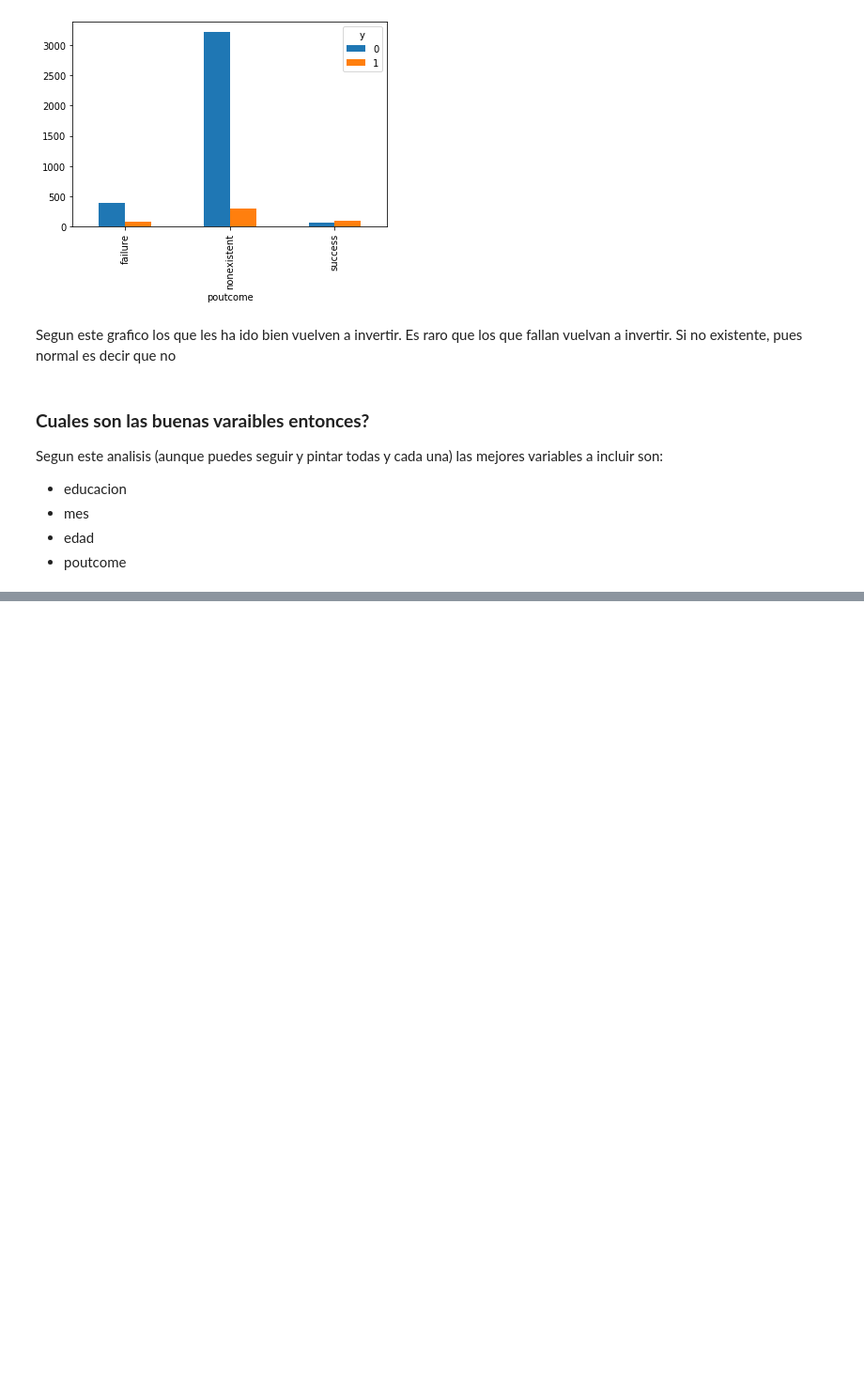
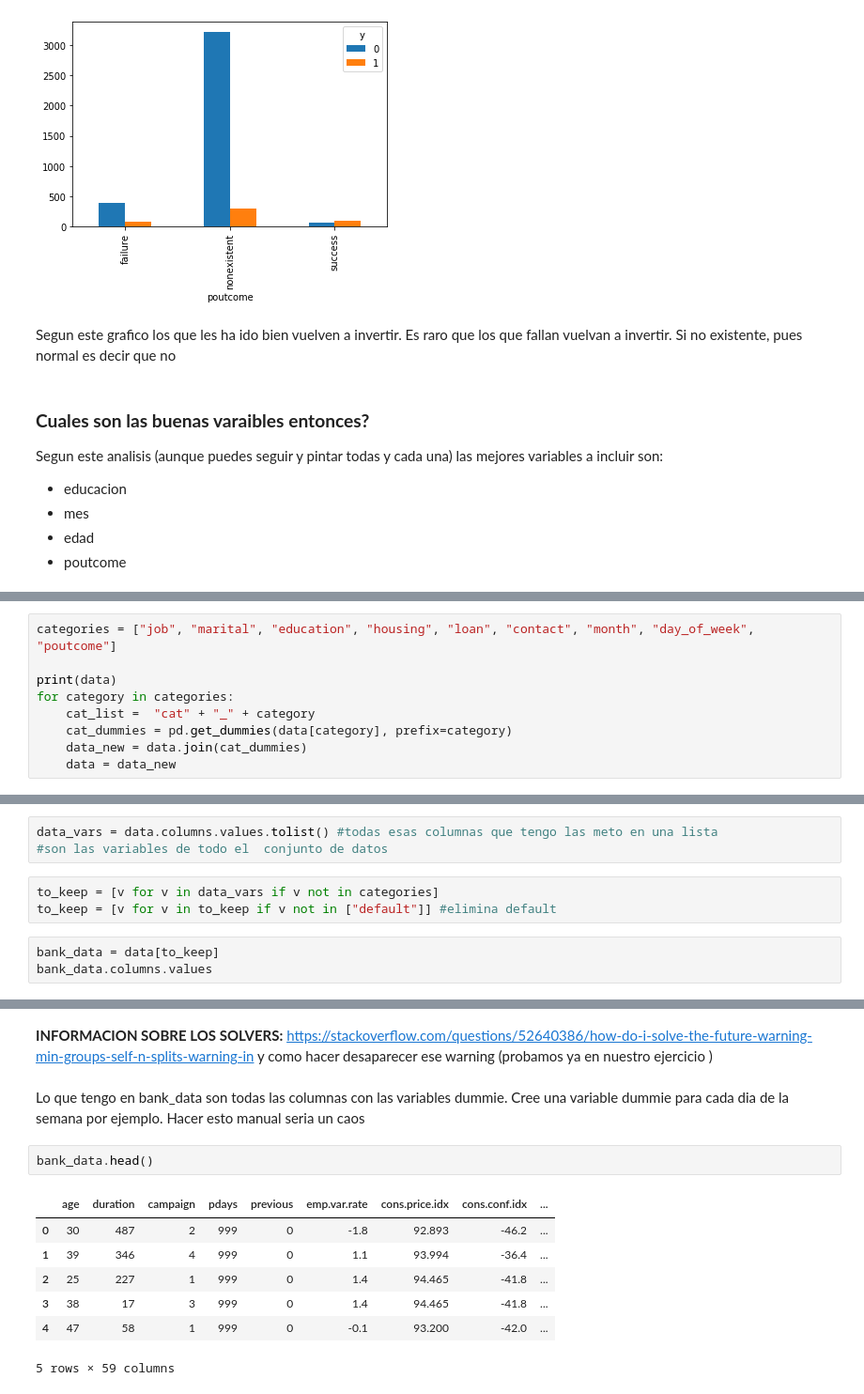
Before and after one commit to Karenahv/python-ml-curso, a Jupyter notebook: notebooks/T5 - 3 - Logistic Regression - Implementación con Python.ipynb, the cells around one changed output, grey strips where cells are left out. Shown at 94% size. Saved outputs shown, nothing was run; the diff lists cells and outputs as text; blank space fills up the shorter version.

```diff
--- a/notebooks/T5 - 3 - Logistic Regression - Implementación con Python.ipynb
+++ b/notebooks/T5 - 3 - Logistic Regression - Implementación con Python.ipynb
@@ -247,0 +250,9 @@ Segun este analisis (aunque puedes seguir y pintar todas y cada una) las mejores
+# %%
+categories = ["job", "marital", "education", "housing", "loan", "contact", "month", "day_of_week", "poutcome"]
+
+print(data)
+for category in categories:
+    cat_list =  "cat" + "_" + category
+    cat_dummies = pd.get_dummies(data[category], prefix=category)
+    data_new = data.join(cat_dummies)
+    data = data_new
@@ -247,0 +279,9 @@ Segun este analisis (aunque puedes seguir y pintar todas y cada una) las mejores
+# %%
+data_vars = data.columns.values.tolist() #todas esas columnas que tengo las meto en una lista
+#son las variables de todo el  conjunto de datos
+# %%
+to_keep = [v for v in data_vars if v not in categories]
+to_keep = [v for v in to_keep if v not in ["default"]] #elimina default
+# %%
+bank_data = data[to_keep]
+bank_data.columns.values
@@ -247,0 +335,14 @@ Segun este analisis (aunque puedes seguir y pintar todas y cada una) las mejores
+# %% [markdown]
+**INFORMACION SOBRE LOS SOLVERS:** https://stackoverflow.com/questions/52640386/how-do-i-solve-the-future-warning-min-groups-self-n-splits-warning-in y como hacer desaparecer ese warning (probamos ya en nuestro ejercicio )
+# %% [markdown]
+Lo que tengo en bank_data son todas las columnas con las variables dummie. Cree una variable dummie para cada dia de la semana por ejemplo. Hacer esto manual seria un caos
+# %%
+bank_data.head()
+# %% [output]
+|  | age | duration | campaign | pdays | previous | emp.var.rate | cons.price.idx | cons.conf.idx | ... |
+| 0 | 30 | 487 | 2 | 999 | 0 | -1.8 | 92.893 | -46.2 | ... |
+| 1 | 39 | 346 | 4 | 999 | 0 | 1.1 | 93.994 | -36.4 | ... |
+| 2 | 25 | 227 | 1 | 999 | 0 | 1.4 | 94.465 | -41.8 | ... |
+| 3 | 38 | 17 | 3 | 999 | 0 | 1.4 | 94.465 | -41.8 | ... |
+| 4 | 47 | 58 | 1 | 999 | 0 | -0.1 | 93.200 | -42.0 | ... |
+5 rows × 59 columns
```
Also changed, not shown: parts of 21 cells of this notebook, 1 other file.
